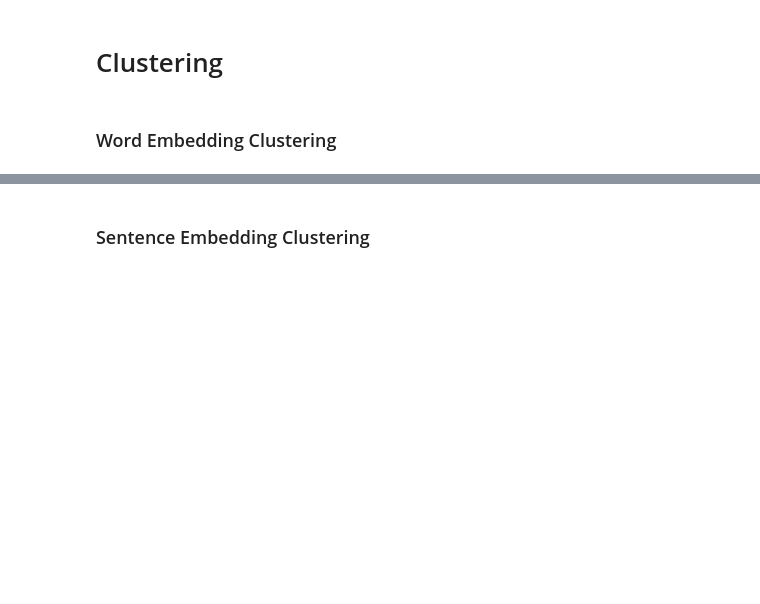
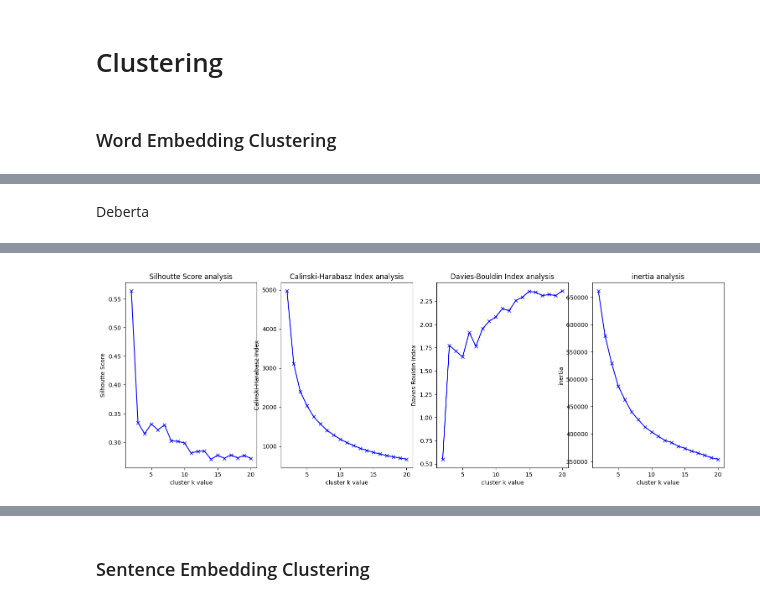
Before and after one commit to stevenlimcorn/unsupervised-absa, a Jupyter notebook: example_notebook.ipynb, the cells around one changed output, grey strips where cells are left out. Cells and saved outputs as stored; diff of their text form; code cells hidden in the pictures; blank space fills up the shorter version.

```diff
--- a/example_notebook.ipynb
+++ b/example_notebook.ipynb
@@ -261,0 +386,9 @@ bert_embedding
+# %% [markdown]
+Deberta
+# %%
+import numpy as np
+deberta_embedding = np.load('data/sem_eval_deberta_embedding.npy', allow_pickle=True).item()
+np_deberta_embedding = np.stack(list(deberta_embedding.values()), axis=0)
+cluster_result = get_best_cluster(np_deberta_embedding, 2, 20)
+plot_result(cluster_result, "n_cluster")
+# %% [output]
@@ -261,0 +414 @@ bert_embedding
+[figure, added]
```
Also changed, not shown: parts of 68 cells of this notebook, 7 other files.
